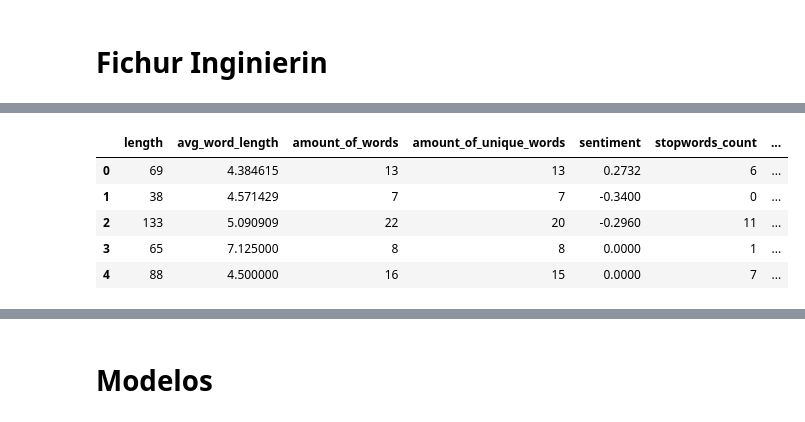
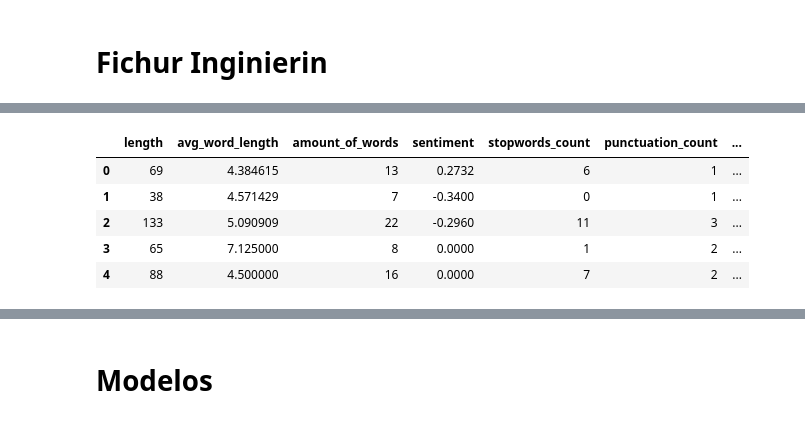
Before and after one commit to milemarchese/OrganizacionDeDatos, a Jupyter notebook: TP2/Modelos Mauro.ipynb, the cells around one changed output, grey strips where cells are left out. Saved outputs shown, nothing was run; the diff lists cells and outputs as text; code cells hidden in the pictures.

```diff
--- a/TP2/Modelos Mauro.ipynb
+++ b/TP2/Modelos Mauro.ipynb
@@ -140,10 +187,11 @@ tweets_metrics.head()
 # %%
-basic_features = tweets_metrics[['length','avg_word_length','amount_of_words','amount_of_unique_words','sentiment','stopwords_count','punctuation_count','mentions_count','hashtags_count','longest_word_length_without_stopwords','stopword_word_ratio','adjectives_count','nouns_count','verbs_count','adverbs_count']]
+#basic_features = tweets_metrics[['length','avg_word_length','amount_of_words','amount_of_unique_words','sentiment','stopwords_count','punctuation_count','mentions_count','hashtags_count','longest_word_length_without_stopwords','stopword_word_ratio','adjectives_count','nouns_count','verbs_count','adverbs_count']]
+basic_features = tweets_metrics[['length','avg_word_length','amount_of_words','sentiment', 'stopwords_count', 'punctuation_count', 'longest_word_length_without_stopwords', 'amount_of_unique_words', 'hashtags_count', 'mentions_count']]
 basic_features.head()
 # %% [output]
-|  | length | avg_word_length | amount_of_words | amount_of_unique_words | sentiment | stopwords_count | ... |
-| 0 | 69 | 4.384615 | 13 | 13 | 0.2732 | 6 | ... |
-| 1 | 38 | 4.571429 | 7 | 7 | -0.3400 | 0 | ... |
-| 2 | 133 | 5.090909 | 22 | 20 | -0.2960 | 11 | ... |
-| 3 | 65 | 7.125000 | 8 | 8 | 0.0000 | 1 | ... |
-| 4 | 88 | 4.500000 | 16 | 15 | 0.0000 | 7 | ... |
+|  | length | avg_word_length | amount_of_words | sentiment | stopwords_count | punctuation_count | ... |
+| 0 | 69 | 4.384615 | 13 | 0.2732 | 6 | 1 | ... |
+| 1 | 38 | 4.571429 | 7 | -0.3400 | 0 | 1 | ... |
+| 2 | 133 | 5.090909 | 22 | -0.2960 | 11 | 3 | ... |
+| 3 | 65 | 7.125000 | 8 | 0.0000 | 1 | 2 | ... |
+| 4 | 88 | 4.500000 | 16 | 0.0000 | 7 | 2 | ... |
```
Also changed, not shown: parts of 37 cells of this notebook, 14 other files.
